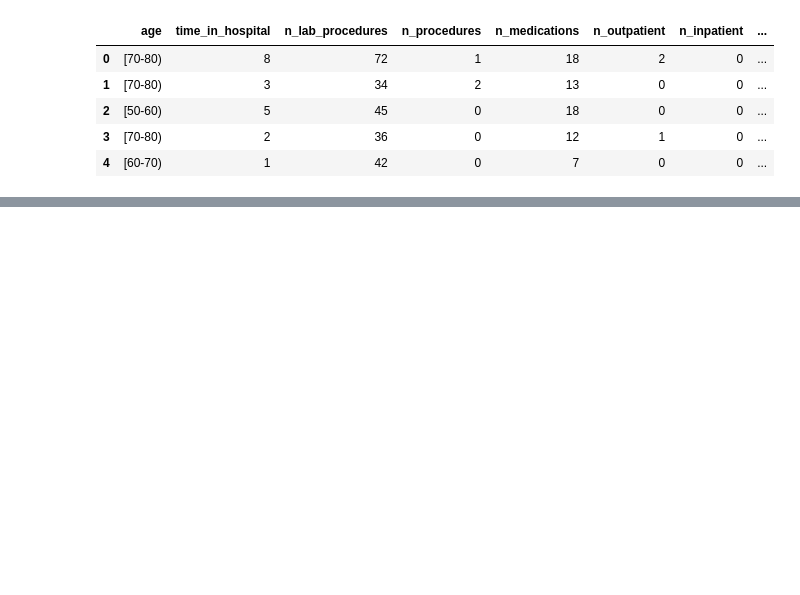
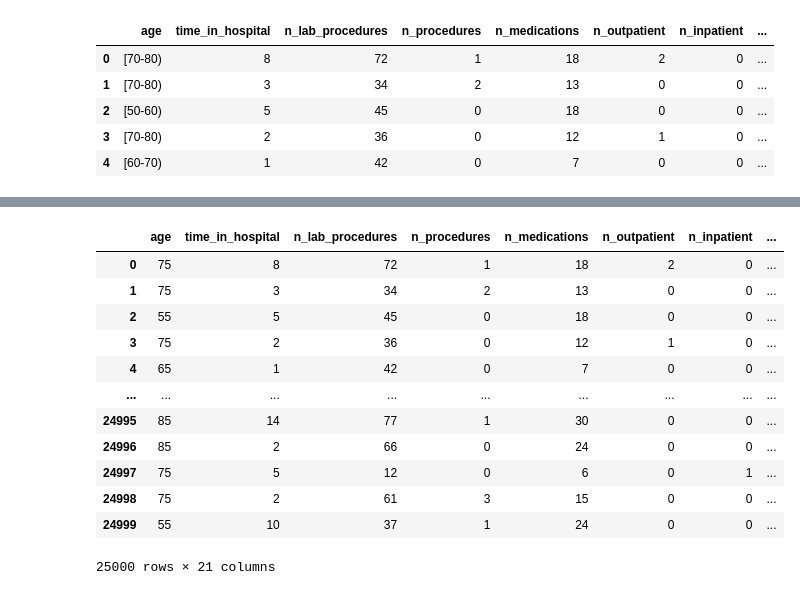
Before and after one commit to victoriaktruong/Diabetic-Patient-Readmission-Rate-Analysis-and-Prediction-Model, a Jupyter notebook: master-script.ipynb, the cells around one changed output, grey strips where cells are left out. Saved outputs shown, nothing was run; the diff lists cells and outputs as text; code cells hidden in the pictures; blank space fills up the shorter version.

```diff
--- a/master-script.ipynb
+++ b/master-script.ipynb
@@ -24,0 +156,31 @@ raw_data.head()
+# %%
+# Creating a dictionary mapping the ranges to the average number in the range
+age_mapping = {'[40-50)': 45,
+               '[70-80)': 75,
+               '[50-60)': 55,
+               '[60-70)': 65,
+               '[80-90)': 85,
+               '[90-100)': 95
+}
+
+# Mapping the age ranges to numbers
+data['age'] = data['age'].map(age_mapping)
+
+# Converting the 'age' column to a numeric datatype from series
+data['age'] = pd.to_numeric(data['age'])
+
+data
+# %% [output]
+|  | age | time_in_hospital | n_lab_procedures | n_procedures | n_medications | n_outpatient | n_inpatient | ... |
+| 0 | 75 | 8 | 72 | 1 | 18 | 2 | 0 | ... |
+| 1 | 75 | 3 | 34 | 2 | 13 | 0 | 0 | ... |
+| 2 | 55 | 5 | 45 | 0 | 18 | 0 | 0 | ... |
+| 3 | 75 | 2 | 36 | 0 | 12 | 1 | 0 | ... |
+| 4 | 65 | 1 | 42 | 0 | 7 | 0 | 0 | ... |
+| ... | ... | ... | ... | ... | ... | ... | ... | ... |
+| 24995 | 85 | 14 | 77 | 1 | 30 | 0 | 0 | ... |
+| 24996 | 85 | 2 | 66 | 0 | 24 | 0 | 0 | ... |
+| 24997 | 75 | 5 | 12 | 0 | 6 | 0 | 1 | ... |
+| 24998 | 75 | 2 | 61 | 3 | 15 | 0 | 0 | ... |
+| 24999 | 55 | 10 | 37 | 1 | 24 | 0 | 0 | ... |
+25000 rows × 21 columns
```
Also changed, not shown: parts of 86 cells of this notebook, 1 other file.
